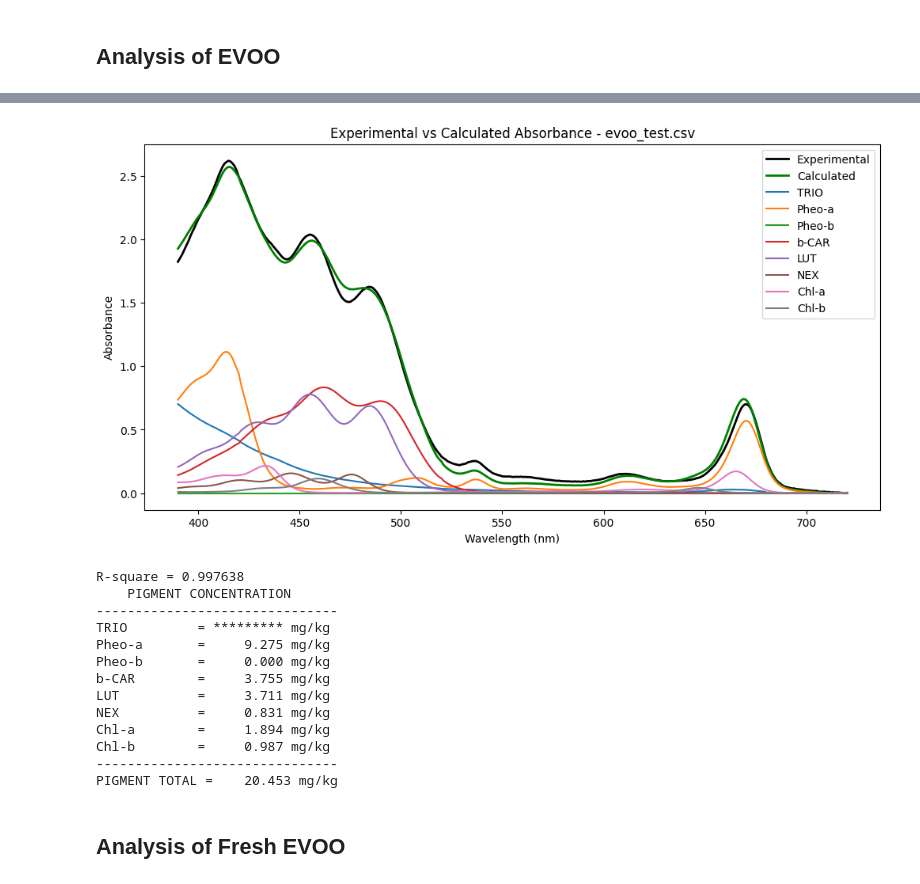
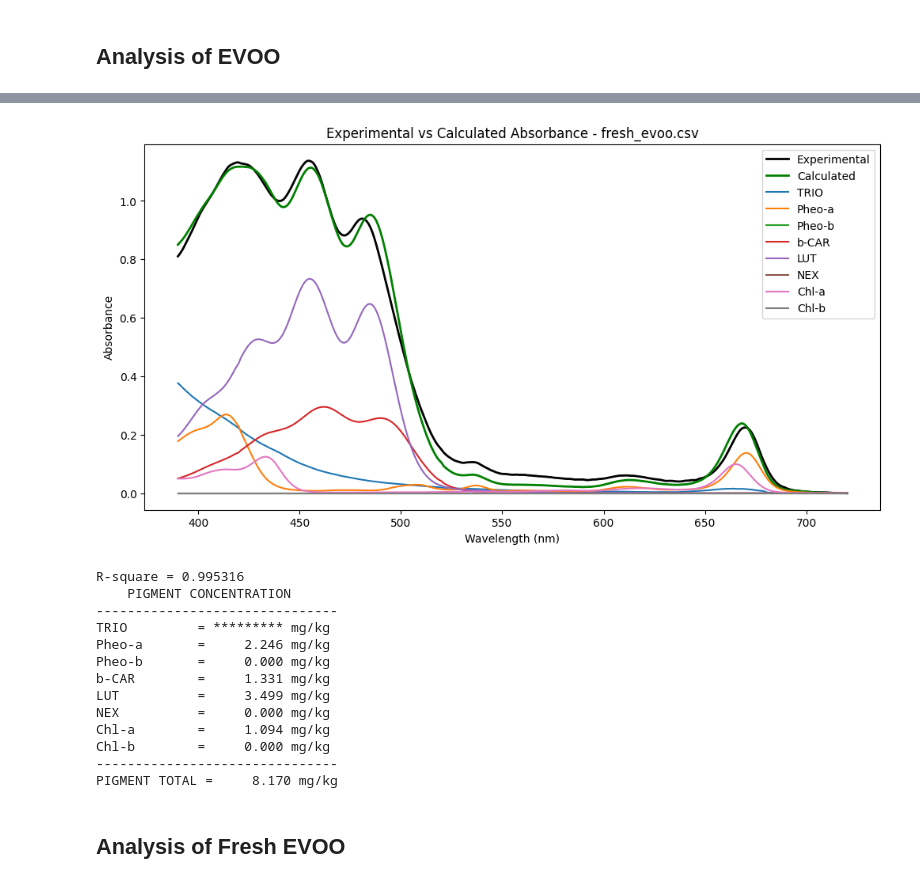
Before and after one commit to skashyapsri/Absorbance-Prediction-Using-ML, a Jupyter notebook: EVOO_Pigment_Analysis_using_Deep_Learning.ipynb, the cells around one changed output, grey strips where cells are left out. Drawn from its saved outputs; the diff is of its cells as text; code cells hidden in the pictures.

```diff
--- a/EVOO_Pigment_Analysis_using_Deep_Learning.ipynb
+++ b/EVOO_Pigment_Analysis_using_Deep_Learning.ipynb
@@ -82,14 +82,14 @@ def train_model(A_exp, epsilon, num_epochs=5000, learning_rate=0.001):
         loss.backward()
         optimizer.step()
 
-        if (epoch + 1) % 500 == 0:
+        if (epoch + 1) % 50 == 0:
             print(f'Epoch [{epoch+1}/{num_epochs}], Loss: {loss.item():.4f}')
 
     return model
 # %% [markdown]
 ## Define Analysis Function
 # %%
-def analyze_dataset(file_url, pigments_data):
+def analyze_with_deconvolution_model(file_url, pigments_data):
 
     print(f"\nAnalyzing dataset: {file_url.split('/')[-1]}")
 
@@ -112,8 +112,12 @@ def analyze_dataset(file_url, pigments_data):
     epsilon_max[epsilon_max == 0] = 1
     epsilon_normalized = epsilon / epsilon_max
 
+    # model = train_model(A_exp, epsilon_normalized)
+
     model = train_model(A_exp, epsilon_normalized)
     final_concentrations = nn.functional.relu(model.concentrations).detach().numpy()
+    with torch.no_grad():
+        A_calc = model(torch.FloatTensor(epsilon_normalized)).numpy()
     A_calc = np.dot(final_concentrations, epsilon_normalized) * b
     r2 = r2_score(A_exp, A_calc)
 
@@ -170,5 +174,5 @@ datasets = [
 # %% [markdown]
 ## Analysis of EVOO
 # %%
-analyze_dataset(datasets[0], pigments_data)
+analyze_with_deconvolution_model(datasets[1], pigments_data)
 # %% [output]
@@ -186,17 +196,17 @@ Epoch [5000/5000], Loss: 0.0017
-[figure, old version]
+[figure, new version]
-R-square = 0.997638
+R-square = 0.995316
     PIGMENT CONCENTRATION
 -------------------------------
 TRIO         = ********* mg/kg
-Pheo-a       =     9.275 mg/kg
+Pheo-a       =     2.246 mg/kg
 Pheo-b       =     0.000 mg/kg
-b-CAR        =     3.755 mg/kg
-LUT          =     3.711 mg/kg
-NEX          =     0.831 mg/kg
-Chl-a        =     1.894 mg/kg
-Chl-b        =     0.987 mg/kg
+b-CAR        =     1.331 mg/kg
+LUT          =     3.499 mg/kg
+NEX          =     0.000 mg/kg
+Chl-a        =     1.094 mg/kg
+Chl-b        =     0.000 mg/kg
 -------------------------------
-PIGMENT TOTAL =    20.453 mg/kg
+PIGMENT TOTAL =     8.170 mg/kg
 # %% [markdown]
 ## Analysis of Fresh EVOO
 # %%
```
Also changed, not shown: parts of 18 cells of this notebook.
